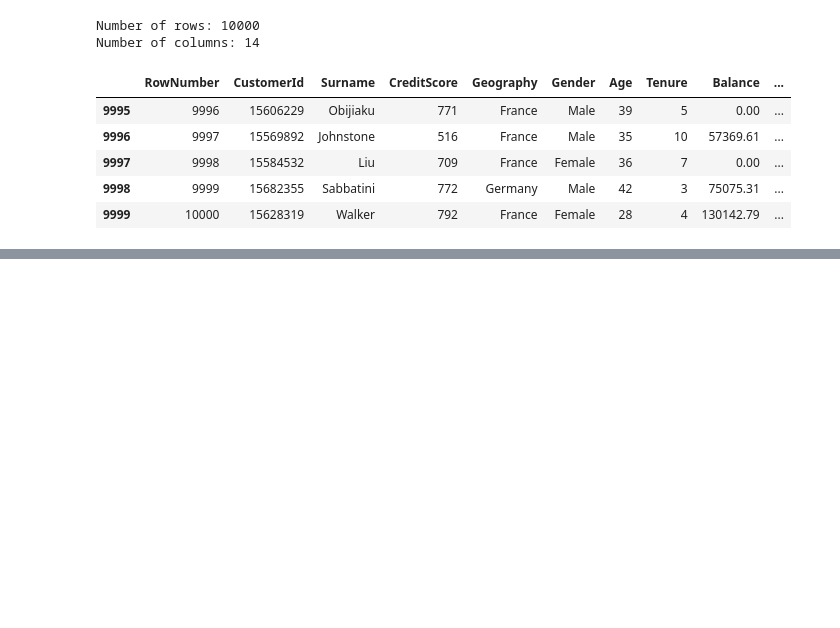
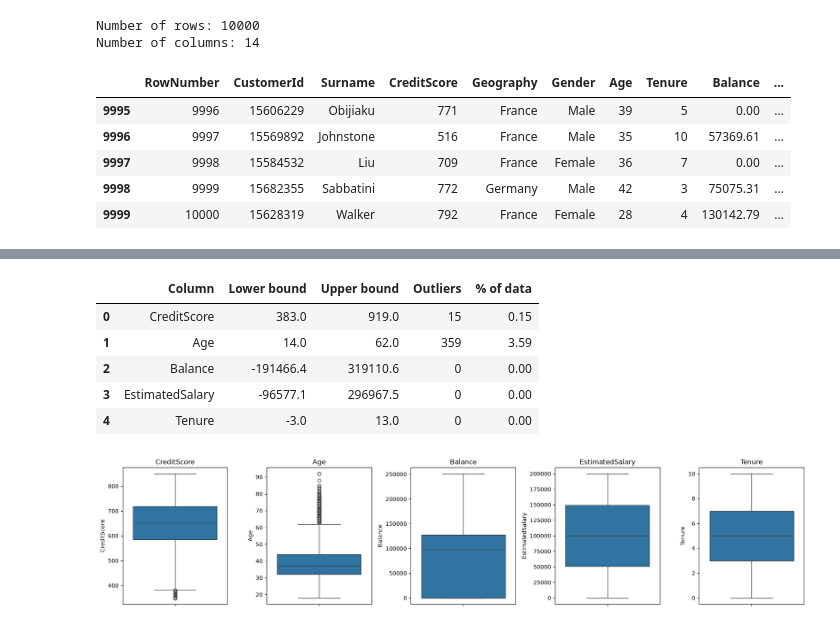
Before and after one commit to Alishba-code-cmyk/Banking-customer-churn-analysis-, a Jupyter notebook: notebooks/Banking_Customer_Churn_Analysis.ipynb, the cells around one changed output, grey strips where cells are left out. Cells and saved outputs as stored; diff of their text form; code cells hidden in the pictures; blank space fills up the shorter version.

```diff
--- a/notebooks/Banking_Customer_Churn_Analysis.ipynb
+++ b/notebooks/Banking_Customer_Churn_Analysis.ipynb
@@ -290,0 +349,7 @@ df.tail()
+# %%
+print(df.dtypes)
+
+# Binary flags are stored as 0/1 integers; ensure binary flags are integers
+df["Exited"] = df["Exited"].astype(int)
+for col in ["HasCrCard", "IsActiveMember"]:
+    df[col] = df[col].astype(int)
@@ -290,0 +371,17 @@ df.tail()
+# %%
+df["Status"] = df["Exited"].map({0: "Retained", 1: "Churned"})
+df["ActiveLabel"] = df["IsActiveMember"].map({0: "Inactive", 1: "Active"})
+# %%
+for col in ["Geography", "Gender"]:
+    print(df[col].value_counts(), "\n")
+
+# Check for whitespace or casing problems
+for col in ["Geography", "Gender"]:
+    df[col] = df[col].str.strip().str.title()
+
+# Logical range checks
+print("Age range:", df["Age"].min(), "-", df["Age"].max())
+print("Credit score range:", df["CreditScore"].min(), "-", df["CreditScore"].max())
+print("Negative balances:", (df["Balance"] < 0).sum())
+print("Tenure range:", df["Tenure"].min(), "-", df["Tenure"].max())
+print("NumOfProducts values:", sorted(df["NumOfProducts"].unique()))
@@ -290,0 +405,28 @@ df.tail()
+# %%
+num_cols = ["CreditScore", "Age", "Balance", "EstimatedSalary", "Tenure"]
+rows = []
+for col in num_cols:
+    q1, q3 = df[col].quantile([.25, .75])
+    iqr = q3 - q1
+    lo, hi = q1 - 1.5*iqr, q3 + 1.5*iqr
+    n = ((df[col] < lo) | (df[col] > hi)).sum()
+    rows.append([col, round(lo, 1), round(hi, 1), n, round(n/len(df)*100, 2)])
+
+outlier_summary = pd.DataFrame(rows, columns=["Column", "Lower bound", "Upper bound", "Outliers", "% of data"])
+display(outlier_summary)
+
+# Visual check
+fig, axes = plt.subplots(1, 5, figsize=(18, 4))
+for ax, col in zip(axes, num_cols):
+    sns.boxplot(y=df[col], ax=ax)
+    ax.set_title(col)
+plt.tight_layout()
+plt.show()
+# %% [output]
+|  | Column | Lower bound | Upper bound | Outliers | % of data |
+| 0 | CreditScore | 383.0 | 919.0 | 15 | 0.15 |
+| 1 | Age | 14.0 | 62.0 | 359 | 3.59 |
+| 2 | Balance | -191466.4 | 319110.6 | 0 | 0.00 |
+| 3 | EstimatedSalary | -96577.1 | 296967.5 | 0 | 0.00 |
+| 4 | Tenure | -3.0 | 13.0 | 0 | 0.00 |
+[figure, added]
```
Also changed, not shown: parts of 9 cells of this notebook, 1 other file.
